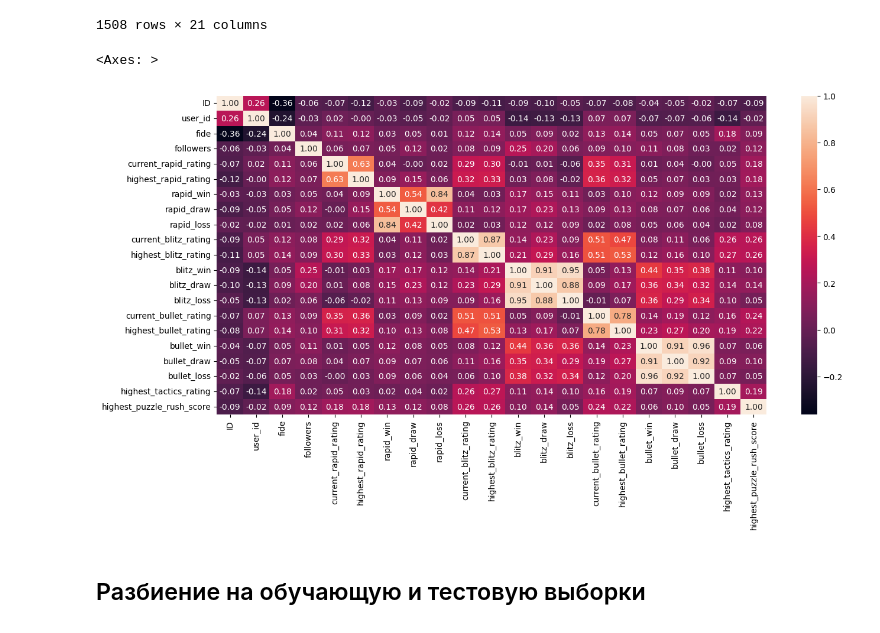
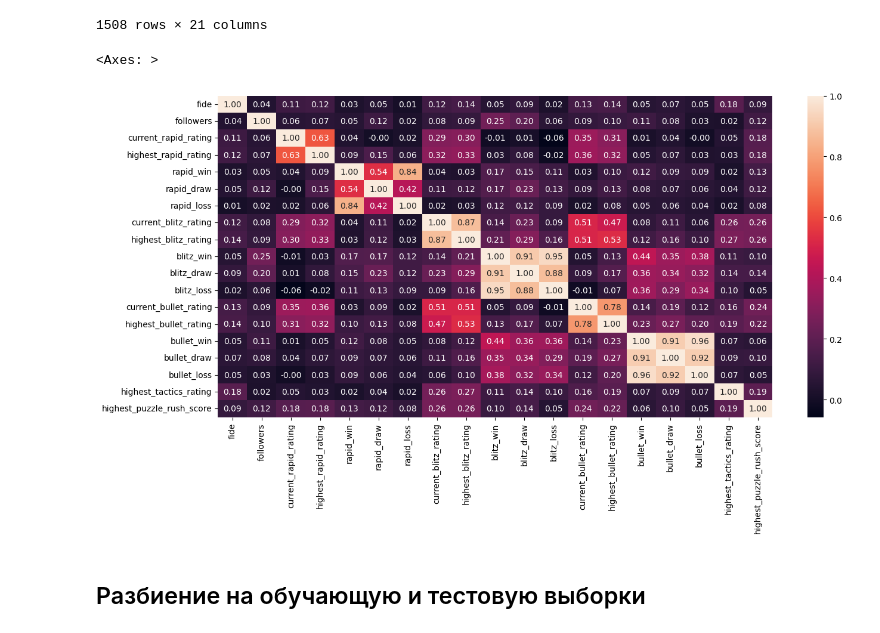
Before and after one commit to dj1vs/ml, a Jupyter notebook: ensembles_2.ipynb, the cells around one changed output. Cells and saved outputs as stored; diff of their text form; code cells hidden in the pictures.

```diff
--- a/ensembles_2.ipynb
+++ b/ensembles_2.ipynb
@@ -80,12 +80,12 @@ df[num_cols]
 # %%
 import matplotlib.pyplot as plt
 import seaborn as sns
 
 fig, ax = plt.subplots(figsize=(15, 7))
-sns.heatmap(df[num_cols].corr(method='pearson'), ax=ax, annot=True, fmt='.2f')
+sns.heatmap(df[num_cols].drop(columns=['user_id', 'ID']).corr(method='pearson'), ax=ax, annot=True, fmt='.2f')
 # %% [output]
 <Axes: >
-[figure, old version]
+[figure, new version]
 # %% [markdown]
 ## Разбиение на обучающую и тестовую выборки
 # %%
```
Also changed, not shown: parts of 14 cells of this notebook.
